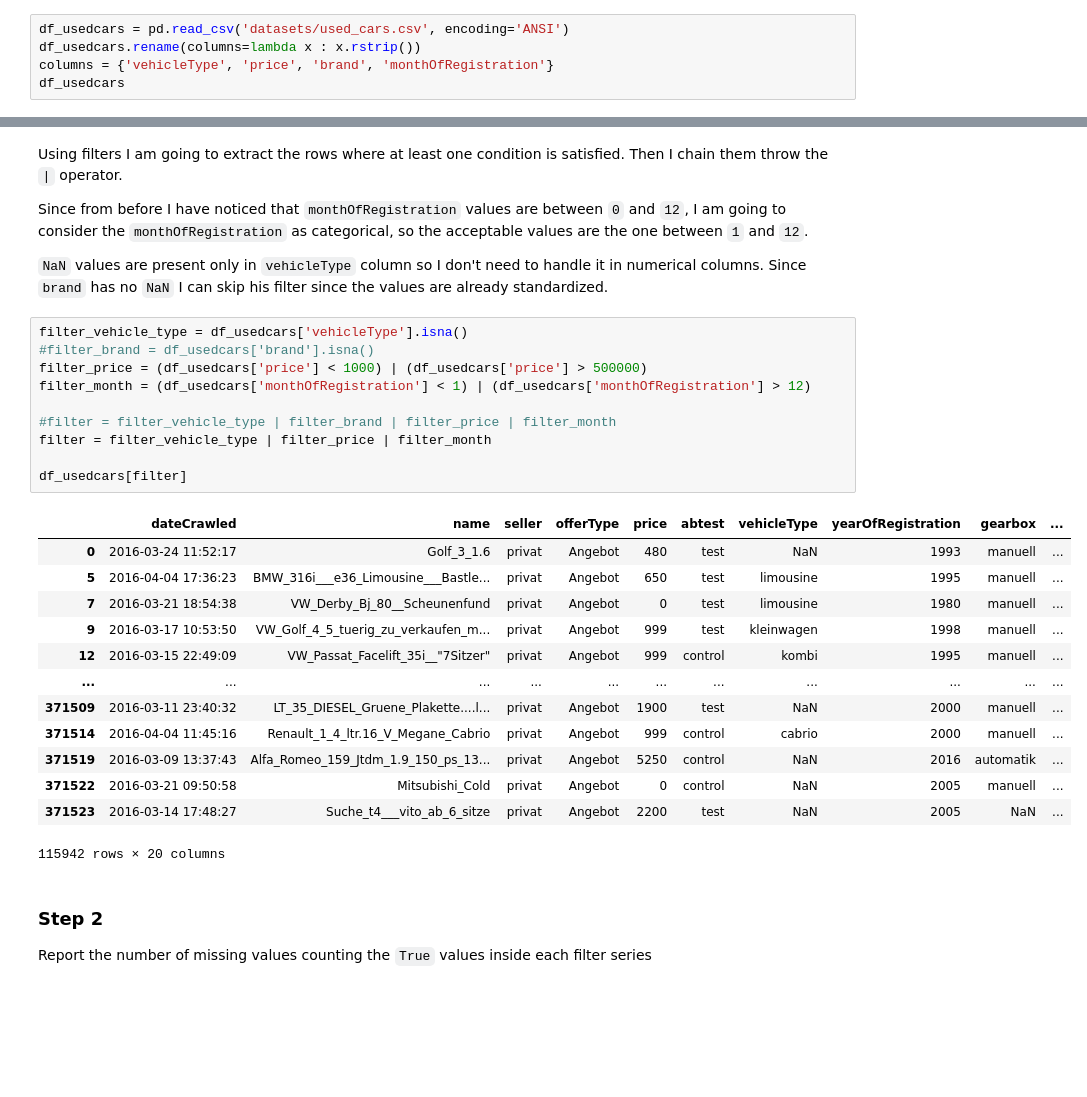
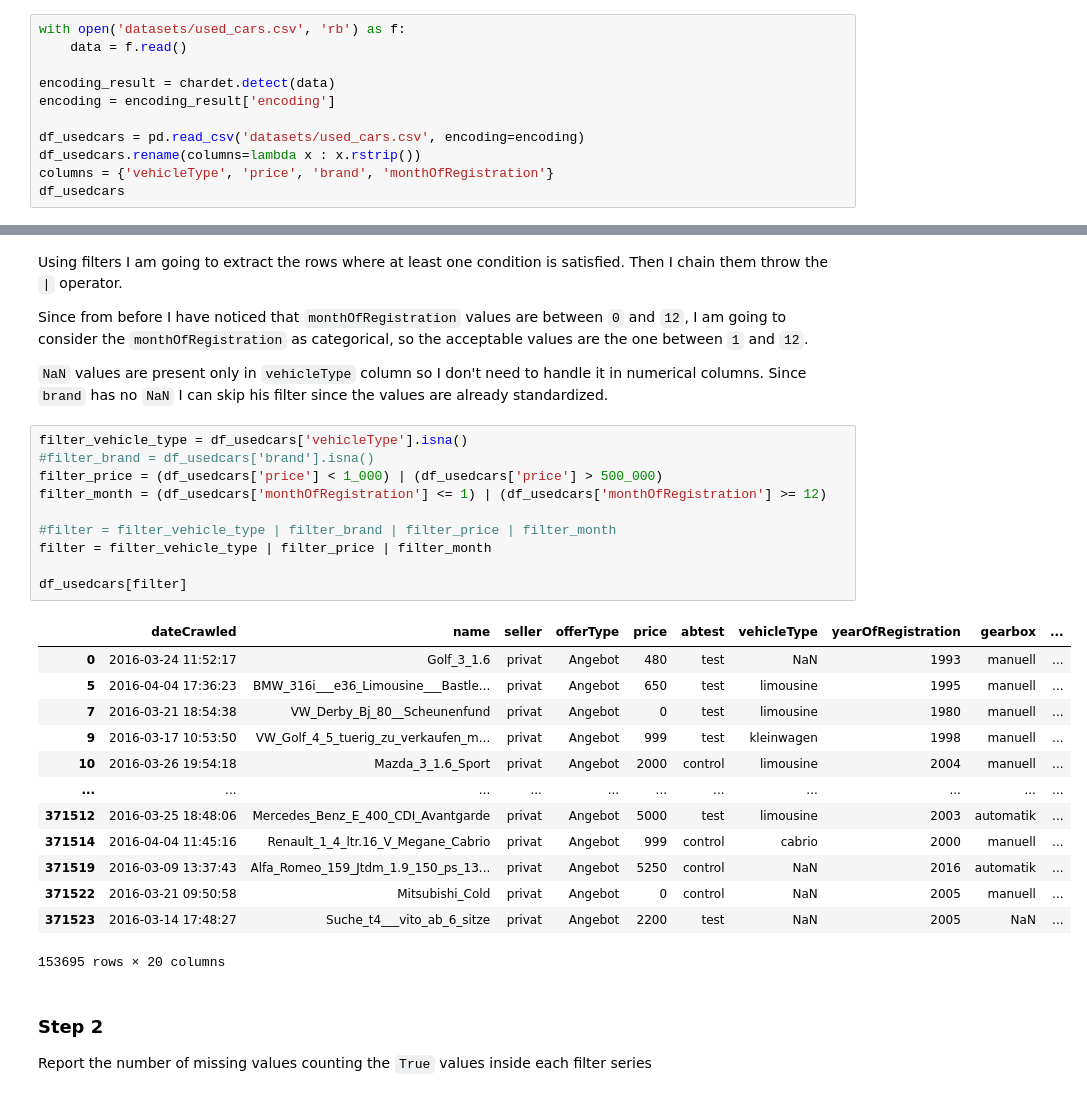
Before and after one commit to MattiaBiancini/Visual-Analytics, a Jupyter notebook: Assignment1/Assignment1.ipynb, the cells around one changed output, grey strips where cells are left out. Cells and saved outputs as stored; diff of their text form; blank space fills up the shorter version.

```diff
--- a/Assignment1/Assignment1.ipynb
+++ b/Assignment1/Assignment1.ipynb
@@ -72,7 +74,13 @@ In the `used_cars.csv` dataset, please perform the following data cleaning steps
 
 Please clearly outline the steps you take to clean the dataset and document your approach. You may use any preferred tool or technology, such as Python (vanilla or Pandas) or OpenRefine.
 # %%
-df_usedcars = pd.read_csv('datasets/used_cars.csv', encoding='ANSI')
+with open('datasets/used_cars.csv', 'rb') as f:
+    data = f.read()
+
+encoding_result = chardet.detect(data)
+encoding = encoding_result['encoding']
+
+df_usedcars = pd.read_csv('datasets/used_cars.csv', encoding=encoding)
 df_usedcars.rename(columns=lambda x : x.rstrip())
 columns = {'vehicleType', 'price', 'brand', 'monthOfRegistration'}
 df_usedcars
@@ -158,27 +166,27 @@ Since `brand` has no `NaN` I can skip his filter since the values are already st
 # %%
 filter_vehicle_type = df_usedcars['vehicleType'].isna()
 #filter_brand = df_usedcars['brand'].isna()
-filter_price = (df_usedcars['price'] < 1000) | (df_usedcars['price'] > 500000)
-filter_month = (df_usedcars['monthOfRegistration'] < 1) | (df_usedcars['monthOfRegistration'] > 12)
+filter_price = (df_usedcars['price'] < 1_000) | (df_usedcars['price'] > 500_000)
+filter_month = (df_usedcars['monthOfRegistration'] <= 1) | (df_usedcars['monthOfRegistration'] >= 12)
 
 #filter = filter_vehicle_type | filter_brand | filter_price | filter_month
 filter = filter_vehicle_type | filter_price | filter_month
 
 df_usedcars[filter]
 # %% [output]
 |  | dateCrawled | name | seller | offerType | price | abtest | vehicleType | yearOfRegistration | gearbox | ... |
 | 0 | 2016-03-24 11:52:17 | Golf_3_1.6 | privat | Angebot | 480 | test | NaN | 1993 | manuell | ... |
 | 5 | 2016-04-04 17:36:23 | BMW_316i___e36_Limousine___Bastle... | privat | Angebot | 650 | test | limousine | 1995 | manuell | ... |
 | 7 | 2016-03-21 18:54:38 | VW_Derby_Bj_80__Scheunenfund | privat | Angebot | 0 | test | limousine | 1980 | manuell | ... |
 | 9 | 2016-03-17 10:53:50 | VW_Golf_4_5_tuerig_zu_verkaufen_m... | privat | Angebot | 999 | test | kleinwagen | 1998 | manuell | ... |
-| 12 | 2016-03-15 22:49:09 | VW_Passat_Facelift_35i__"7Sitzer" | privat | Angebot | 999 | control | kombi | 1995 | manuell | ... |
+| 10 | 2016-03-26 19:54:18 | Mazda_3_1.6_Sport | privat | Angebot | 2000 | control | limousine | 2004 | manuell | ... |
 | ... | ... | ... | ... | ... | ... | ... | ... | ... | ... | ... |
-| 371509 | 2016-03-11 23:40:32 | LT_35_DIESEL_Gruene_Plakette....l... | privat | Angebot | 1900 | test | NaN | 2000 | manuell | ... |
+| 371512 | 2016-03-25 18:48:06 | Mercedes_Benz_E_400_CDI_Avantgarde | privat | Angebot | 5000 | test | limousine | 2003 | automatik | ... |
 | 371514 | 2016-04-04 11:45:16 | Renault_1_4_ltr.16_V_Megane_Cabrio | privat | Angebot | 999 | control | cabrio | 2000 | manuell | ... |
 | 371519 | 2016-03-09 13:37:43 | Alfa_Romeo_159_Jtdm_1.9_150_ps_13... | privat | Angebot | 5250 | control | NaN | 2016 | automatik | ... |
 | 371522 | 2016-03-21 09:50:58 | Mitsubishi_Cold | privat | Angebot | 0 | control | NaN | 2005 | manuell | ... |
 | 371523 | 2016-03-14 17:48:27 | Suche_t4___vito_ab_6_sitze | privat | Angebot | 2200 | test | NaN | 2005 | NaN | ... |
-115942 rows × 20 columns
+153695 rows × 20 columns
 # %% [markdown]
 ### Step 2
 
```
Also changed, not shown: parts of 35 cells of this notebook.
